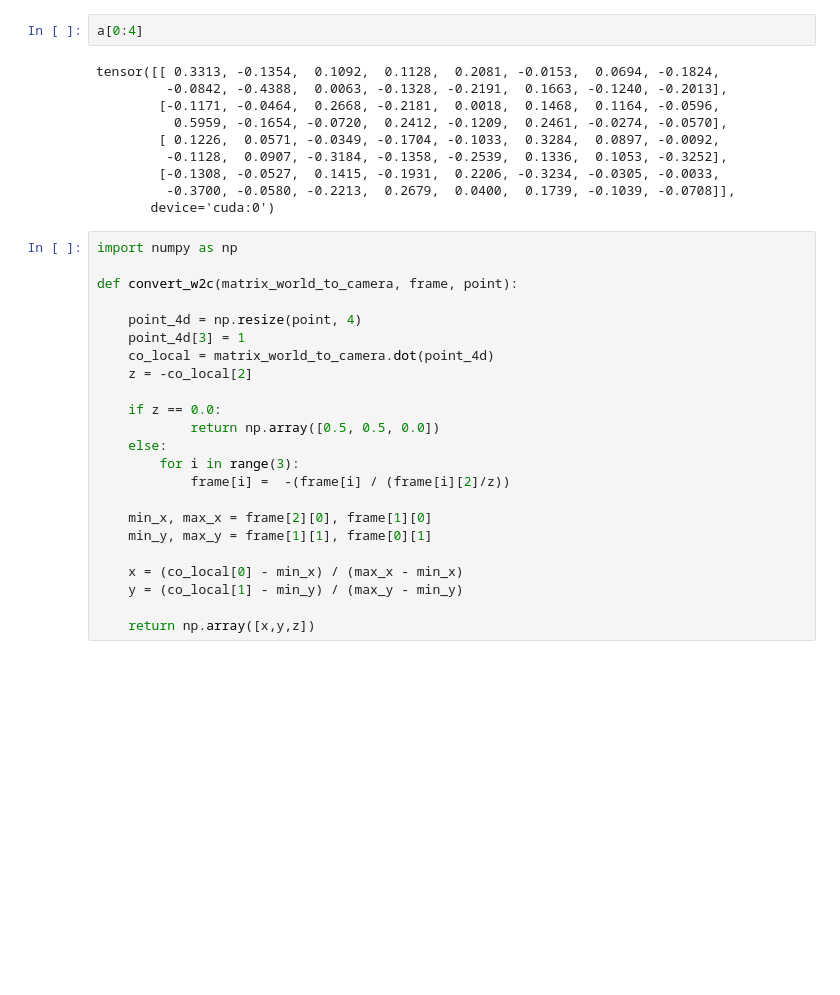
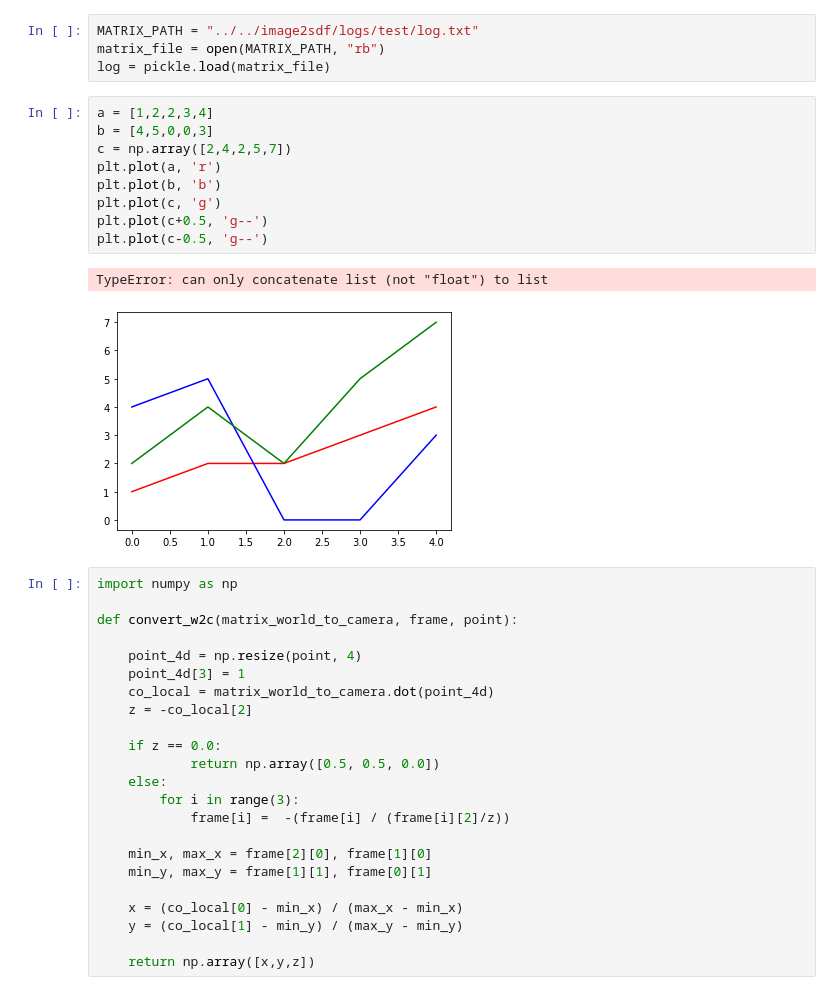
Before and after one commit to lcordey/codePDM, a Jupyter notebook: img2sdf_ML/test_.ipynb, the cells around one changed output. Saved outputs shown, nothing was run; the diff lists cells and outputs as text; blank space fills up the shorter version.

```diff
--- a/img2sdf_ML/test_.ipynb
+++ b/img2sdf_ML/test_.ipynb
@@ -1,15 +1,19 @@
-# %%
-a[0:4]
-# %% [output]
-tensor([[ 0.3313, -0.1354,  0.1092,  0.1128,  0.2081, -0.0153,  0.0694, -0.1824,
-         -0.0842, -0.4388,  0.0063, -0.1328, -0.2191,  0.1663, -0.1240, -0.2013],
-        [-0.1171, -0.0464,  0.2668, -0.2181,  0.0018,  0.1468,  0.1164, -0.0596,
-          0.5959, -0.1654, -0.0720,  0.2412, -0.1209,  0.2461, -0.0274, -0.0570],
-        [ 0.1226,  0.0571, -0.0349, -0.1704, -0.1033,  0.3284,  0.0897, -0.0092,
-         -0.1128,  0.0907, -0.3184, -0.1358, -0.2539,  0.1336,  0.1053, -0.3252],
-        [-0.1308, -0.0527,  0.1415, -0.1931,  0.2206, -0.3234, -0.0305, -0.0033,
-         -0.3700, -0.0580, -0.2213,  0.2679,  0.0400,  0.1739, -0.1039, -0.0708]],
-       device='cuda:0')
+# %%
+MATRIX_PATH = "../../image2sdf/logs/test/log.txt"
+matrix_file = open(MATRIX_PATH, "rb")
+log = pickle.load(matrix_file)
+# %%
+a = [1,2,2,3,4]
+b = [4,5,0,0,3]
+c = np.array([2,4,2,5,7])
+plt.plot(a, 'r')
+plt.plot(b, 'b')
+plt.plot(c, 'g')
+plt.plot(c+0.5, 'g--')
+plt.plot(c-0.5, 'g--')
+# %% [output]
+TypeError: can only concatenate list (not "float") to list
+[figure, added]
 # %%
 import numpy as np
 
```
Also changed, not shown: parts of 24 cells of this notebook, 1 other file.
